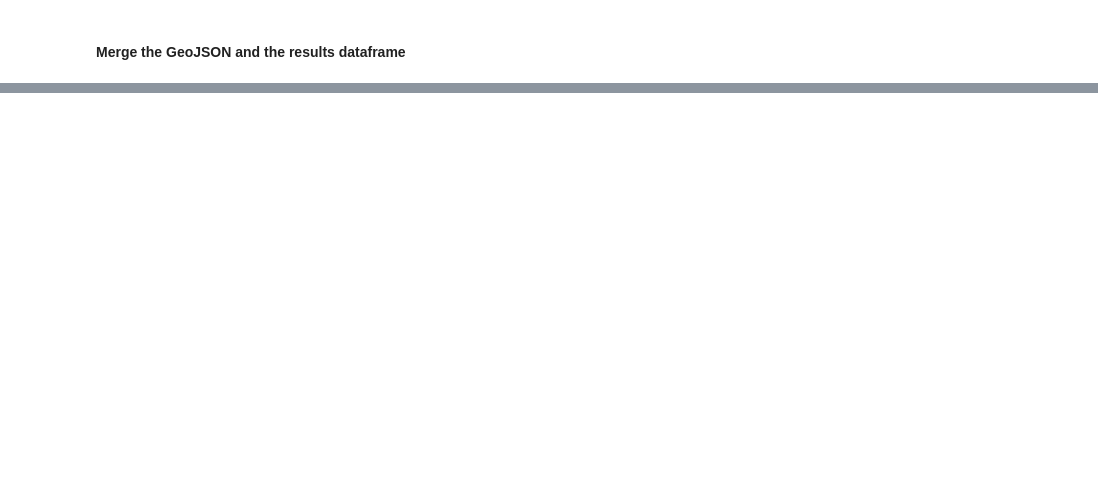
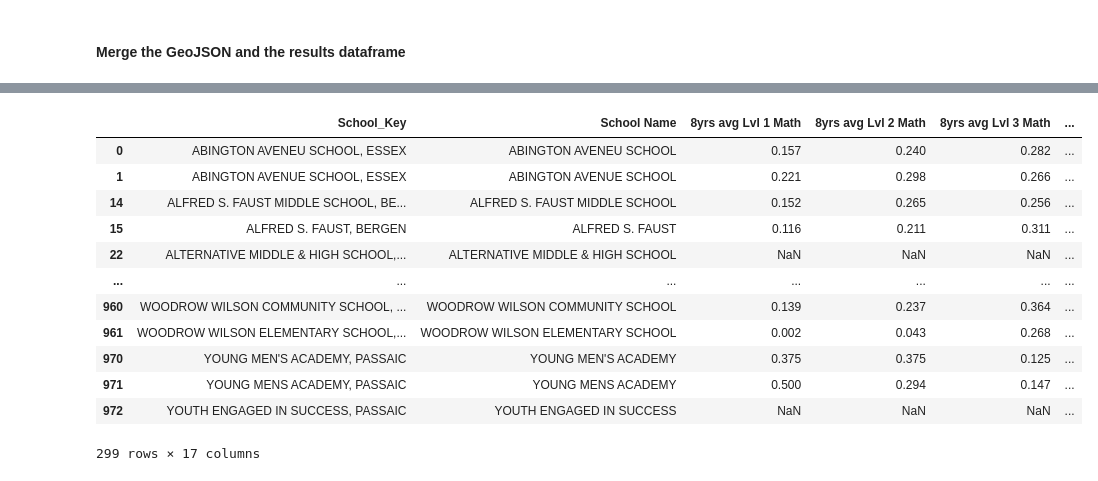
Before and after one commit to Solirinai/NY_schools_maps, a Jupyter notebook: notebooks/NJ/1._Data_processing_by_NJ_middle_schools.ipynb, the cells around one changed output, grey strips where cells are left out. Saved outputs shown, nothing was run; the diff lists cells and outputs as text; code cells hidden in the pictures; blank space fills up the shorter version.

```diff
--- a/notebooks/NJ/1._Data_processing_by_NJ_middle_schools.ipynb
+++ b/notebooks/NJ/1._Data_processing_by_NJ_middle_schools.ipynb
@@ -573,8 +841,21 @@ allResultsAVG2015_23DF.info()
 # %%
 # Checking if there are rows matched to the same school and what are those rows
 
 df_duplicates = allResultsAVG2015_23DF.groupby('matched_name').filter(lambda x: len(x) > 1)
-df_duplicates
+# %% [output]
+|  | School_Key | School Name | 8yrs avg Lvl 1 Math | 8yrs avg Lvl 2 Math | 8yrs avg Lvl 3 Math | ... |
+| 0 | ABINGTON AVENEU SCHOOL, ESSEX | ABINGTON AVENEU SCHOOL | 0.157 | 0.240 | 0.282 | ... |
+| 1 | ABINGTON AVENUE SCHOOL, ESSEX | ABINGTON AVENUE SCHOOL | 0.221 | 0.298 | 0.266 | ... |
+| 14 | ALFRED S. FAUST MIDDLE SCHOOL, BE... | ALFRED S. FAUST MIDDLE SCHOOL | 0.152 | 0.265 | 0.256 | ... |
+| 15 | ALFRED S. FAUST, BERGEN | ALFRED S. FAUST | 0.116 | 0.211 | 0.311 | ... |
+| 22 | ALTERNATIVE MIDDLE & HIGH SCHOOL,... | ALTERNATIVE MIDDLE & HIGH SCHOOL | NaN | NaN | NaN | ... |
+| ... | ... | ... | ... | ... | ... | ... |
+| 960 | WOODROW WILSON COMMUNITY SCHOOL, ... | WOODROW WILSON COMMUNITY SCHOOL | 0.139 | 0.237 | 0.364 | ... |
+| 961 | WOODROW WILSON ELEMENTARY SCHOOL,... | WOODROW WILSON ELEMENTARY SCHOOL | 0.002 | 0.043 | 0.268 | ... |
+| 970 | YOUNG MEN'S ACADEMY, PASSAIC | YOUNG MEN'S ACADEMY | 0.375 | 0.375 | 0.125 | ... |
+| 971 | YOUNG MENS ACADEMY, PASSAIC | YOUNG MENS ACADEMY | 0.500 | 0.294 | 0.147 | ... |
+| 972 | YOUTH ENGAGED IN SUCCESS, PASSAIC | YOUTH ENGAGED IN SUCCESS | NaN | NaN | NaN | ... |
+299 rows × 17 columns
 # %%
 # Saving the duplicates for visual checking
 
```
Also changed, not shown: parts of 25 cells of this notebook, 8 other files.
